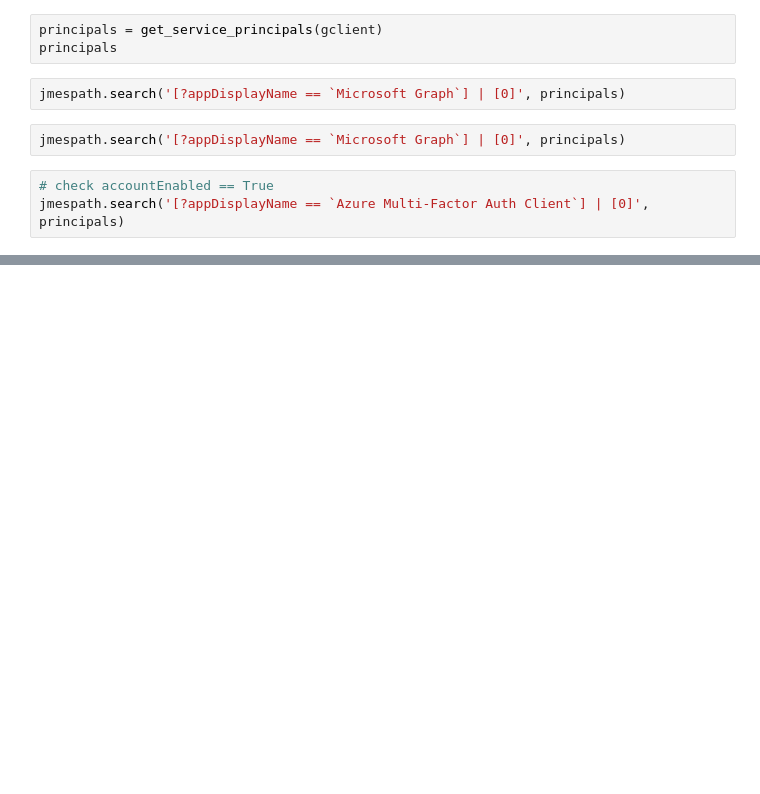
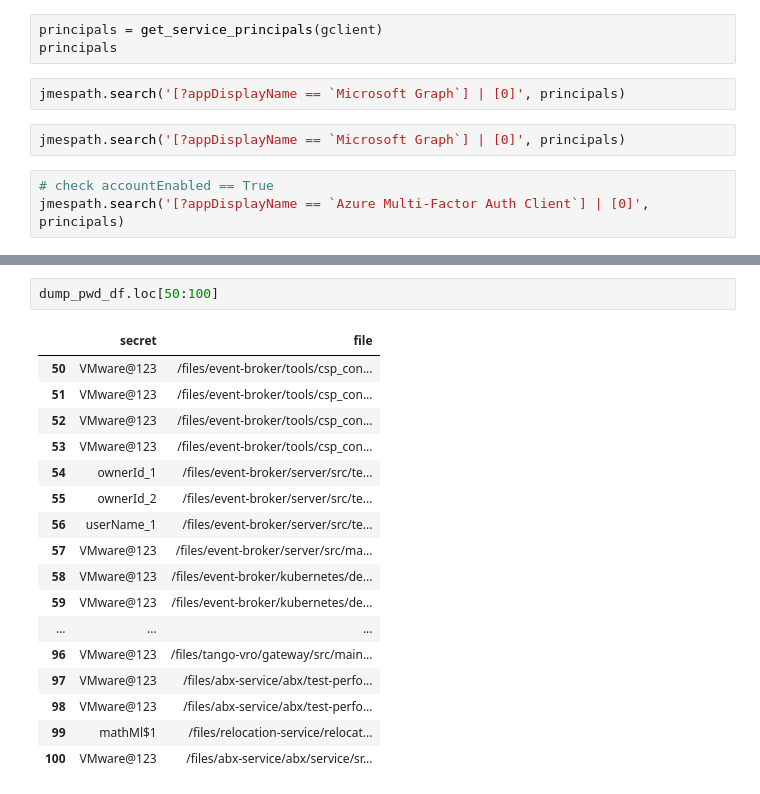
Before and after one commit to kbroughton/azure_cis_scanner, a Jupyter notebook: azure_cis_scanner/azure_cis_scanner.ipynb, the cells around one changed output, grey strips where cells are left out. Cells and saved outputs as stored; diff of their text form; blank space fills up the shorter version.

```diff
--- a/azure_cis_scanner/azure_cis_scanner.ipynb
+++ b/azure_cis_scanner/azure_cis_scanner.ipynb
@@ -2700,0 +3373,20 @@ jmespath.search('[?appDisplayName == `Azure Multi-Factor Auth Client`] | [0]', p
+# %%
+dump_pwd_df.loc[50:100]
+# %% [output]
+|  | secret | file |
+| 50 | VMware@123 | /files/event-broker/tools/csp_con... |
+| 51 | VMware@123 | /files/event-broker/tools/csp_con... |
+| 52 | VMware@123 | /files/event-broker/tools/csp_con... |
+| 53 | VMware@123 | /files/event-broker/tools/csp_con... |
+| 54 | ownerId_1 | /files/event-broker/server/src/te... |
+| 55 | ownerId_2 | /files/event-broker/server/src/te... |
+| 56 | userName_1 | /files/event-broker/server/src/te... |
+| 57 | VMware@123 | /files/event-broker/server/src/ma... |
+| 58 | VMware@123 | /files/event-broker/kubernetes/de... |
+| 59 | VMware@123 | /files/event-broker/kubernetes/de... |
+| ... | ... | ... |
+| 96 | VMware@123 | /files/tango-vro/gateway/src/main... |
+| 97 | VMware@123 | /files/abx-service/abx/test-perfo... |
+| 98 | VMware@123 | /files/abx-service/abx/test-perfo... |
+| 99 | mathMl$1 | /files/relocation-service/relocat... |
+| 100 | VMware@123 | /files/abx-service/abx/service/sr... |
```
Also changed, not shown: parts of 71 cells of this notebook, 36 other files.
